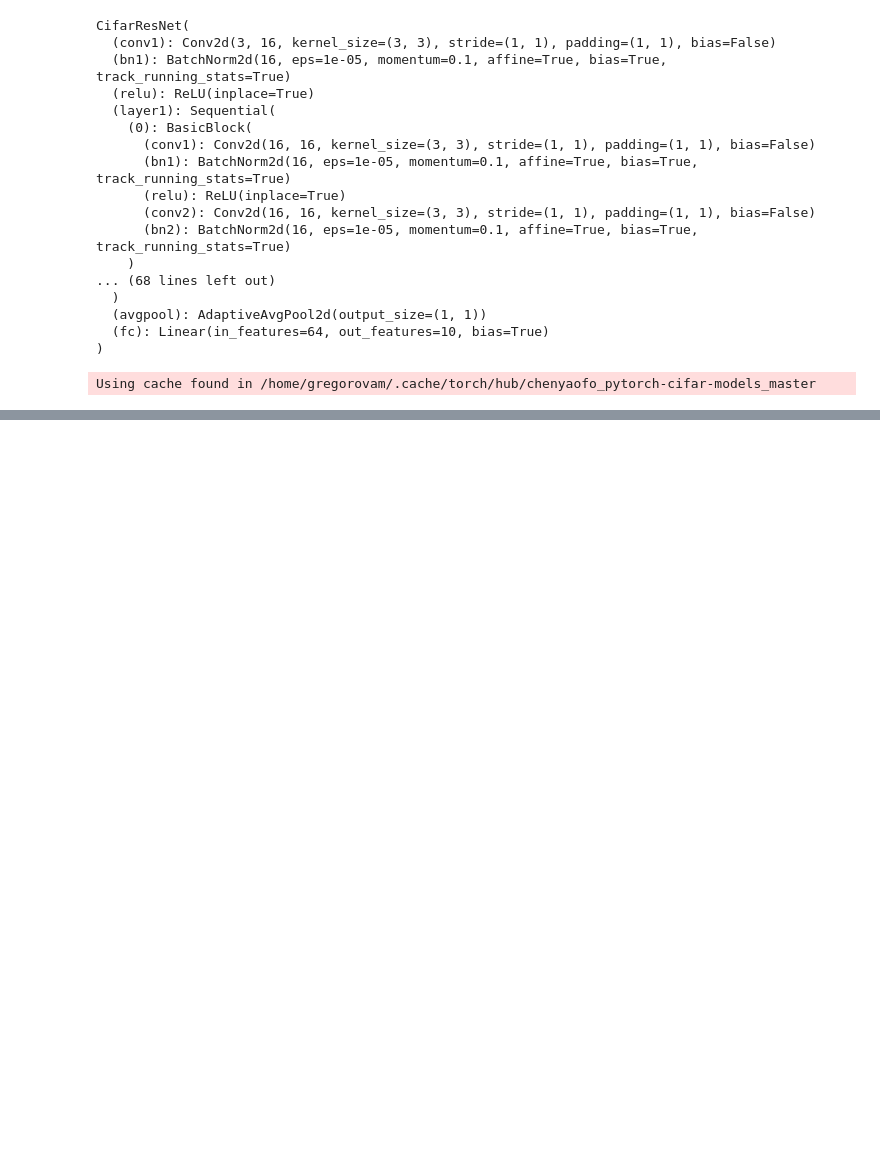
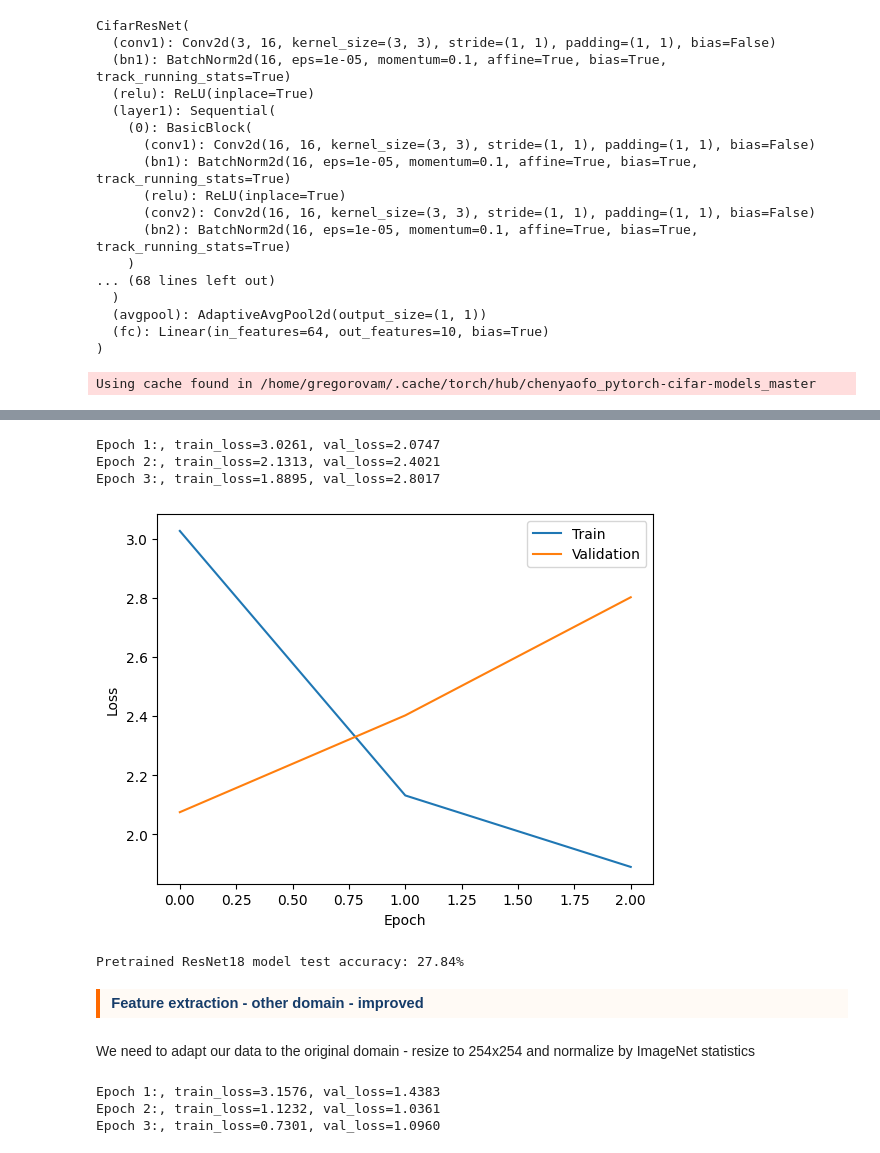
Before and after one commit to mgswiss15/idl, a Jupyter notebook: 10_CNNs_Practice/Exercise/pretraining.ipynb, the cells around one changed output, grey strips where cells are left out. Saved outputs shown, nothing was run; the diff lists cells and outputs as text; code cells hidden in the pictures; blank space fills up the shorter version.

```diff
--- a/10_CNNs_Practice/Exercise/pretraining.ipynb
+++ b/10_CNNs_Practice/Exercise/pretraining.ipynb
@@ -217,0 +211,6 @@ Pretrained CIFAR10 model test accuracy: 88.02%
+# %%
+# get pretrained resnet18 with weights
+from torchvision.models import resnet18, ResNet18_Weights
+
+model_tv = resnet18(ResNet18_Weights.DEFAULT)
+model_tv
@@ -217,0 +235,37 @@ Pretrained CIFAR10 model test accuracy: 88.02%
+# %%
+# freeze backbone parameters
+for param in model_tv.parameters():
+    param.requires_grad = False
+# replace fc head with new linear layer
+model_tv.fc = nn.Linear(model_tv.fc.in_features, 10)
+# %%
+# basic setups
+model_tv = model_tv.to(device)
+criterion = nn.CrossEntropyLoss()
+optimizer = torch.optim.Adam(model_tv.parameters(), lr=0.01)
+num_epochs = 3
+# %%
+# train model
+model_tv, train_losses, val_losses = train_model(model_tv, train_loader, val_loader, criterion, optimizer, num_epochs, device)
+# %% [output]
+Epoch 1:, train_loss=3.0261, val_loss=2.0747
+Epoch 2:, train_loss=2.1313, val_loss=2.4021
+Epoch 3:, train_loss=1.8895, val_loss=2.8017
+# %%
+# plot losses
+plot_losses(train_losses, val_losses)
+# %% [output]
+[figure, added]
+# %%
+# test model
+scratch_accuracy = test_model(model_tv, test_loader, device)
+print(f"Pretrained ResNet18 model test accuracy: {100*scratch_accuracy:.2f}%")
+# %% [output]
+Pretrained ResNet18 model test accuracy: 27.84%
+# %% [markdown]
+<!-- FULL: keep, DEMO: keep -->
+<div style='border-left: 4px solid rgb(255,106,0); padding: 0.3em 0.8em; background: rgb(255,250,245); margin: 1.5em 0 0.5em 0;'>
+<strong style='color:rgb(22,60,105); font-size:1.05em;'>Feature extraction - other domain - improved</strong>
+</div>
+# %% [markdown]
+We need to adapt our data to the original domain - resize to 254x254 and normalize by ImageNet statistics
@@ -217,0 +313,7 @@ Pretrained CIFAR10 model test accuracy: 88.02%
+# %%
+# train model
+model_tv, train_losses, val_losses = train_model(model_tv, train_loader, val_loader, criterion, optimizer, num_epochs, device)
+# %% [output]
+Epoch 1:, train_loss=3.1576, val_loss=1.4383
+Epoch 2:, train_loss=1.1232, val_loss=1.0361
+Epoch 3:, train_loss=0.7301, val_loss=1.0960
```
Also changed, not shown: parts of 18 cells of this notebook.
